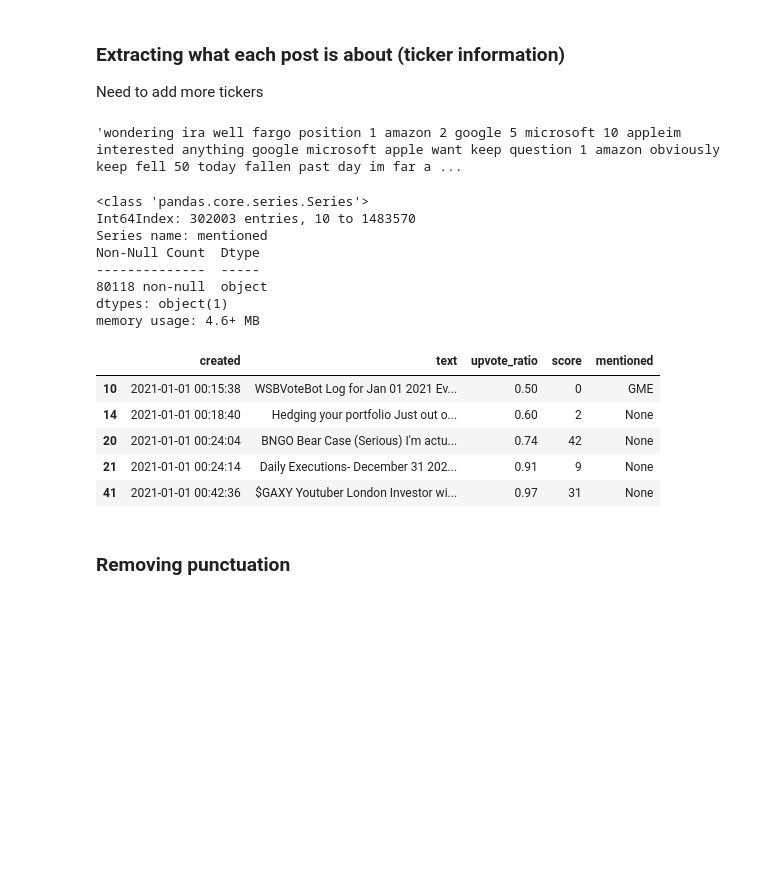
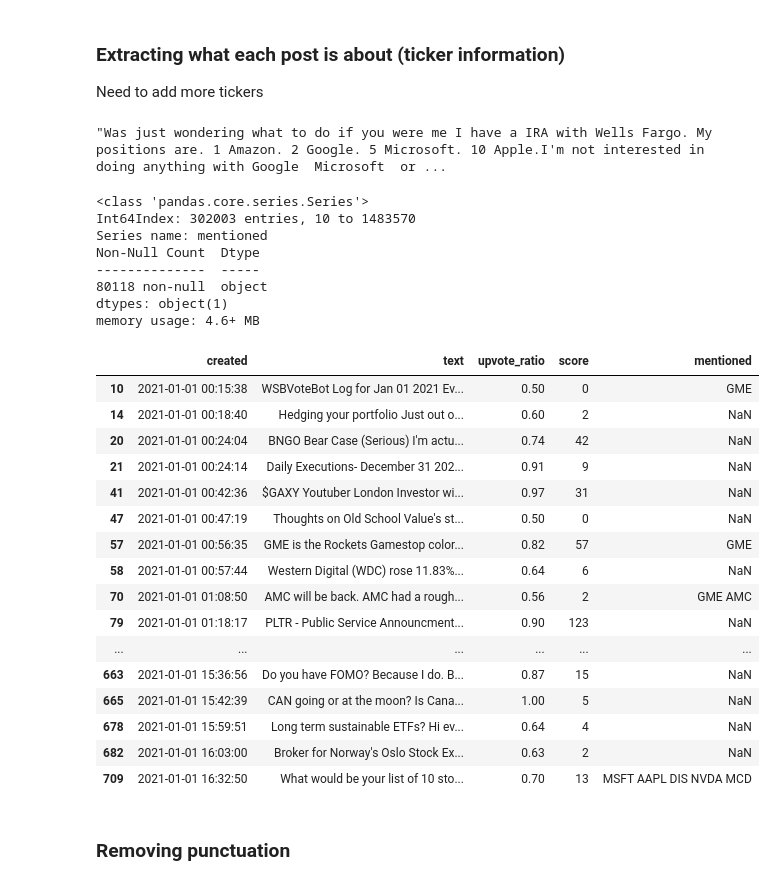
Before and after one commit to benfouch/finalDaScProj, a Jupyter notebook: cleaning.ipynb, the cells around one changed output. Cells and saved outputs as stored; diff of their text form; code cells hidden in the pictures; blank space fills up the shorter version.

```diff
--- a/cleaning.ipynb
+++ b/cleaning.ipynb
@@ -366,7 +348,7 @@ def find_ticker(text):
                 mentioned.append(ticker)
                 break
     if len(mentioned) == 0:
-        return None
+        return np.nan
     else:
 
         return " ".join(mentioned)
@@ -376,7 +358,7 @@ df_extracted['mentioned'] = df_extracted['text'].apply(find_ticker)
 df_extracted['mentioned'].value_counts()
 df_extracted[df_extracted['mentioned'] == 'MSFT TSLA AAPL GOOGL NVDA WFC']['text'][912309]
 # %% [output]
-'wondering ira well fargo position 1 amazon 2 google 5 microsoft 10 appleim interested anything google microsoft apple want keep question 1 amazon obviously keep fell 50 today fallen past day im far a ...
+"Was just wondering what to do if you were me I have a IRA with Wells Fargo. My positions are. 1 Amazon. 2 Google. 5 Microsoft. 10 Apple.I'm not interested in doing anything with Google  Microsoft  or ...
 # %%
 df_extracted['mentioned'].info()
 # %% [output]
@@ -391,14 +373,25 @@ memory usage: 4.6+ MB
 # %%
 df_extracted.to_csv('just_dates_and_text.csv', index=False)
 # %%
-df_extracted.head()
+df_extracted.head(100)
 # %% [output]
 |  | created | text | upvote_ratio | score | mentioned |
 | 10 | 2021-01-01 00:15:38 | WSBVoteBot Log for Jan 01 2021 Ev... | 0.50 | 0 | GME |
-| 14 | 2021-01-01 00:18:40 | Hedging your portfolio Just out o... | 0.60 | 2 | None |
-| 20 | 2021-01-01 00:24:04 | BNGO Bear Case (Serious) I'm actu... | 0.74 | 42 | None |
-| 21 | 2021-01-01 00:24:14 | Daily Executions- December 31 202... | 0.91 | 9 | None |
-| 41 | 2021-01-01 00:42:36 | $GAXY Youtuber London Investor wi... | 0.97 | 31 | None |
+| 14 | 2021-01-01 00:18:40 | Hedging your portfolio Just out o... | 0.60 | 2 | NaN |
+| 20 | 2021-01-01 00:24:04 | BNGO Bear Case (Serious) I'm actu... | 0.74 | 42 | NaN |
+| 21 | 2021-01-01 00:24:14 | Daily Executions- December 31 202... | 0.91 | 9 | NaN |
+| 41 | 2021-01-01 00:42:36 | $GAXY Youtuber London Investor wi... | 0.97 | 31 | NaN |
+| 47 | 2021-01-01 00:47:19 | Thoughts on Old School Value's st... | 0.50 | 0 | NaN |
+| 57 | 2021-01-01 00:56:35 | GME is the Rockets Gamestop color... | 0.82 | 57 | GME |
+| 58 | 2021-01-01 00:57:44 | Western Digital (WDC) rose 11.83%... | 0.64 | 6 | NaN |
+| 70 | 2021-01-01 01:08:50 | AMC will be back. AMC had a rough... | 0.56 | 2 | GME AMC |
+| 79 | 2021-01-01 01:18:17 | PLTR - Public Service Announcment... | 0.90 | 123 | NaN |
+| ... | ... | ... | ... | ... | ... |
+| 663 | 2021-01-01 15:36:56 | Do you have FOMO? Because I do. B... | 0.87 | 15 | NaN |
+| 665 | 2021-01-01 15:42:39 | CAN going or at the moon? Is Cana... | 1.00 | 5 | NaN |
+| 678 | 2021-01-01 15:59:51 | Long term sustainable ETFs? Hi ev... | 0.64 | 4 | NaN |
+| 682 | 2021-01-01 16:03:00 | Broker for Norway's Oslo Stock Ex... | 0.63 | 2 | NaN |
+| 709 | 2021-01-01 16:32:50 | What would be your list of 10 sto... | 0.70 | 13 | MSFT AAPL DIS NVDA MCD |
 # %% [markdown]
 ### Removing punctuation
 # %%
```
Also changed, not shown: parts of 19 cells of this notebook, 1 other file.
